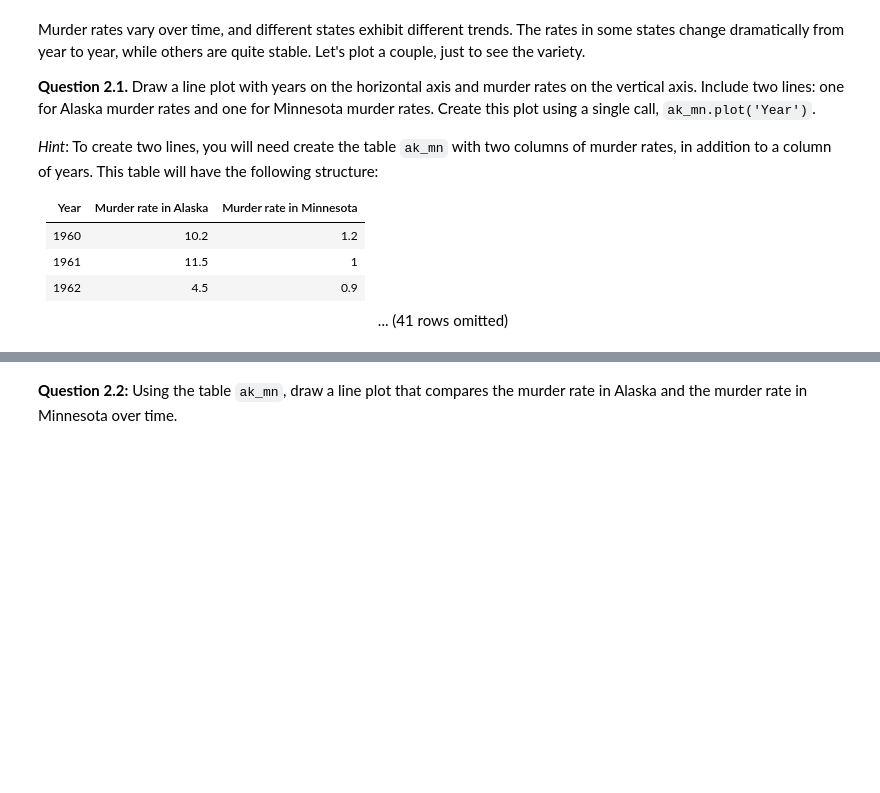
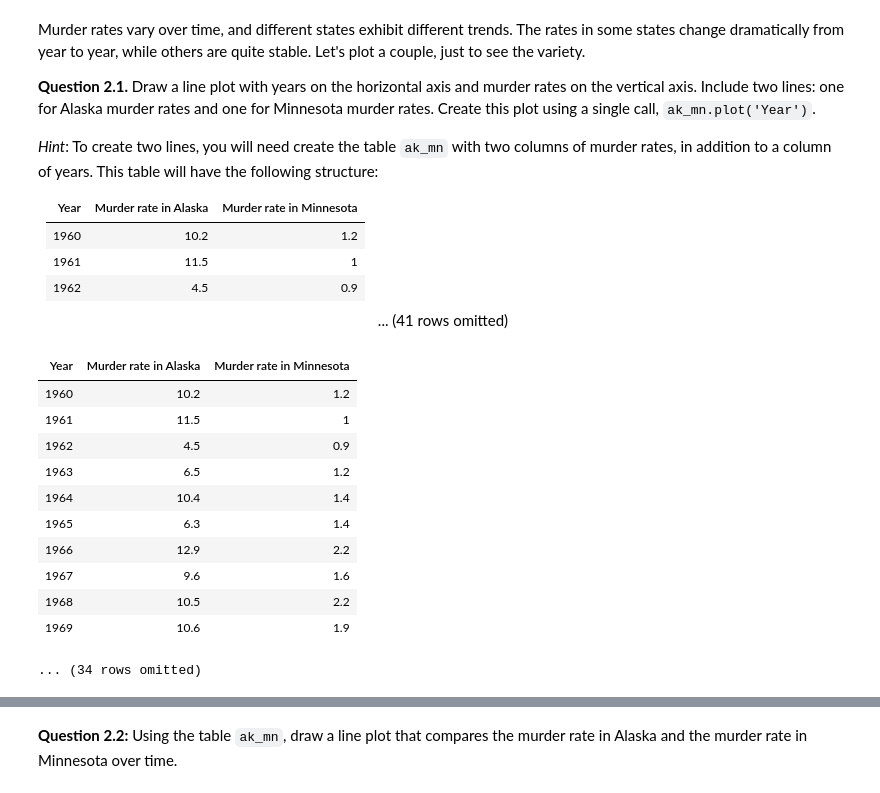
Before and after one commit to ucsb-ds/cmpsc5b-s23-students, a Jupyter notebook: discussion-sections/week 3/lab02.ipynb, the cells around one changed output, grey strips where cells are left out. Saved outputs shown, nothing was run; the diff lists cells and outputs as text; code cells hidden in the pictures; blank space fills up the shorter version.

```diff
--- a/discussion-sections/week 3/lab02.ipynb
+++ b/discussion-sections/week 3/lab02.ipynb
@@ -115,12 +146,25 @@ name: q2_1
 # %%
 # The next lines are provided for you.  They create a table
 # containing only the Alaska information and one containing
 # only the Minnesota information.
 ak = murder_rates.where('State', 'Alaska').drop('State', 'Population').relabeled(1, 'Murder rate in Alaska')
 mn = murder_rates.where('State', 'Minnesota').drop('State', 'Population').relabeled(1, 'Murder rate in Minnesota')
 
 # Fill in this line to make a table like the one pictured above.
-ak_mn = ...
+ak_mn = ak.join("Year", mn)
 ak_mn
+# %% [output]
+| Year | Murder rate in Alaska | Murder rate in Minnesota |
+| 1960 | 10.2 | 1.2 |
+| 1961 | 11.5 | 1 |
+| 1962 | 4.5 | 0.9 |
+| 1963 | 6.5 | 1.2 |
+| 1964 | 10.4 | 1.4 |
+| 1965 | 6.3 | 1.4 |
+| 1966 | 12.9 | 2.2 |
+| 1967 | 9.6 | 1.6 |
+| 1968 | 10.5 | 2.2 |
+| 1969 | 10.6 | 1.9 |
+... (34 rows omitted)
 # %%
 grader.check("q2_1")
```
Also changed, not shown: parts of 7 cells of this notebook.
